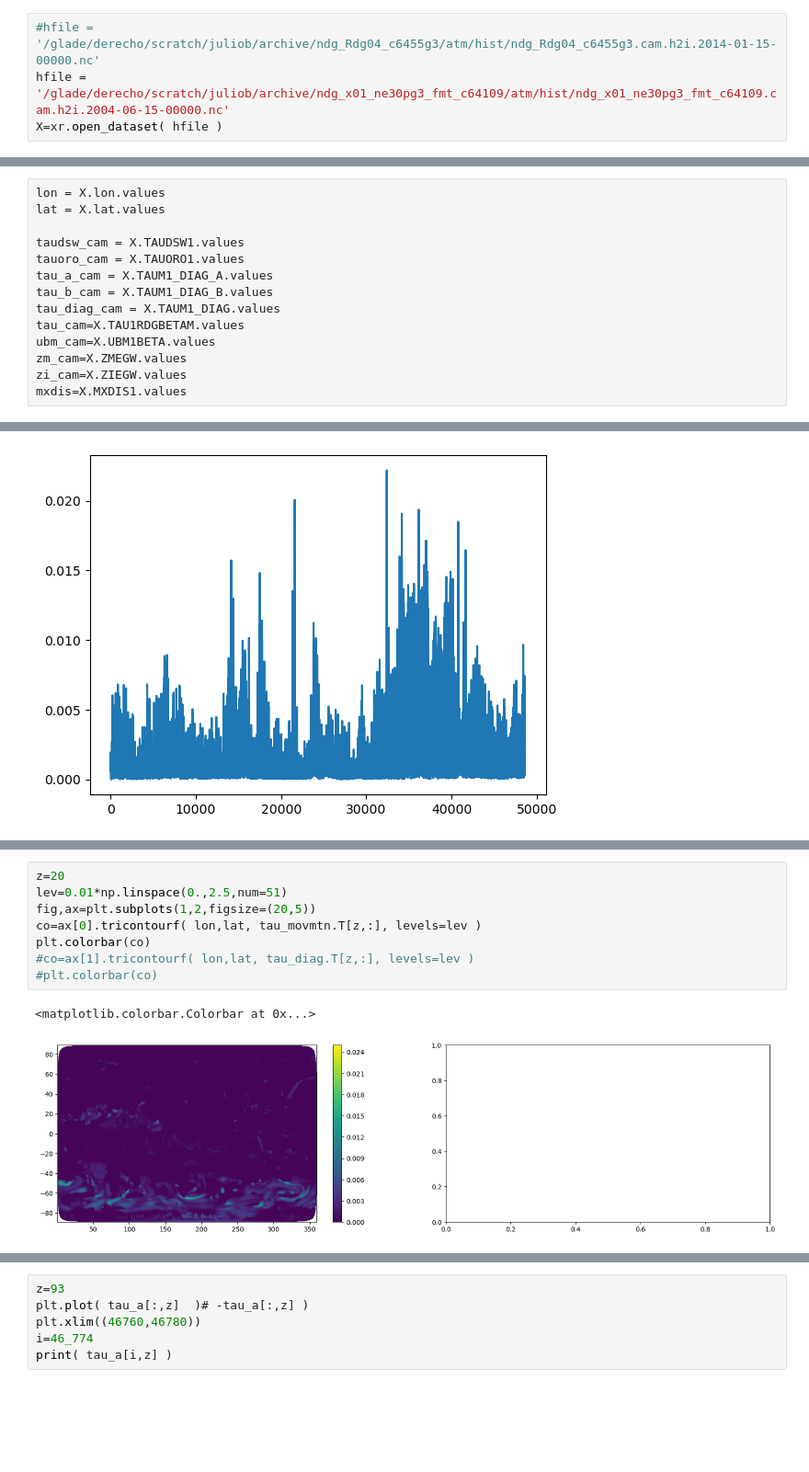
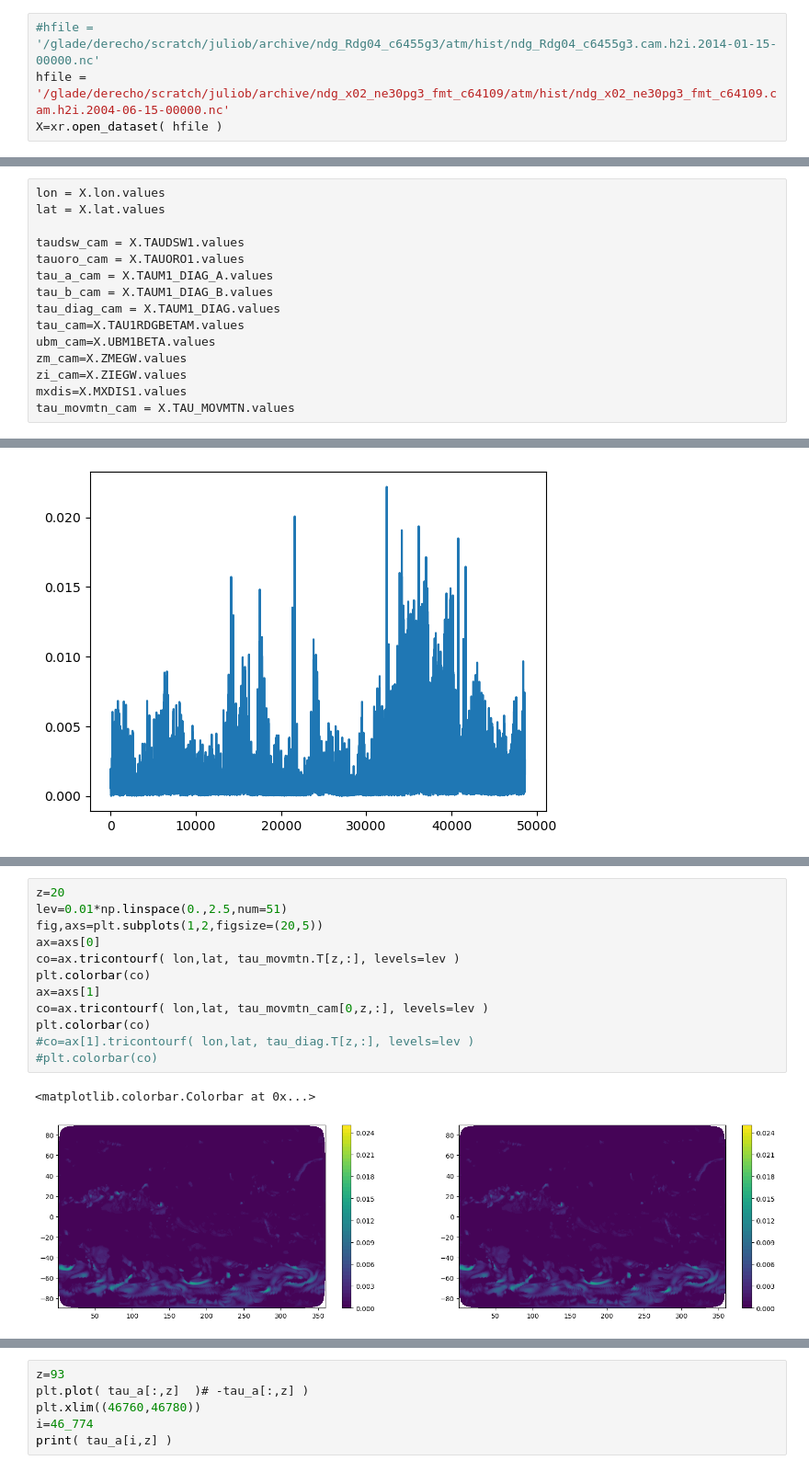
Before and after one commit to JulioTBacmeister/GW_UnitTest, a Jupyter notebook: Python/ReadFortran.ipynb, the cells around one changed output, grey strips where cells are left out. Shown: that part at 92% size. Cells and saved outputs as stored; diff of their text form; blank space fills up the shorter version.

Commit message:
movmtn is working b4b

```diff
--- a/Python/ReadFortran.ipynb
+++ b/Python/ReadFortran.ipynb
@@ -58,7 +58,7 @@ plt.plot( taudsw )
 [figure]
 # %%
 #hfile =   '/glade/derecho/scratch/juliob/archive/ndg_Rdg04_c6455g3/atm/hist/ndg_Rdg04_c6455g3.cam.h2i.2014-01-15-00000.nc'
-hfile =   '/glade/derecho/scratch/juliob/archive/ndg_x01_ne30pg3_fmt_c64109/atm/hist/ndg_x01_ne30pg3_fmt_c64109.cam.h2i.2004-06-15-00000.nc'
+hfile =   '/glade/derecho/scratch/juliob/archive/ndg_x02_ne30pg3_fmt_c64109/atm/hist/ndg_x02_ne30pg3_fmt_c64109.cam.h2i.2004-06-15-00000.nc'
 X=xr.open_dataset( hfile )
 # %%
 X
@@ -94,6 +94,7 @@ ubm_cam=X.UBM1BETA.values
 zm_cam=X.ZMEGW.values
 zi_cam=X.ZIEGW.values
 mxdis=X.MXDIS1.values
+tau_movmtn_cam = X.TAU_MOVMTN.values
 # %%
 z=np.arange(start=50,stop=94)
 plt.plot( tau_a_cam[0,z,:].flatten() )
@@ -164,11 +165,15 @@ Data variables: (12/60)
 # %%
 z=20
 lev=0.01*np.linspace(0.,2.5,num=51)
-fig,ax=plt.subplots(1,2,figsize=(20,5))
-co=ax[0].tricontourf( lon,lat, tau_movmtn.T[z,:], levels=lev )
+fig,axs=plt.subplots(1,2,figsize=(20,5))
+ax=axs[0]
+co=ax.tricontourf( lon,lat, tau_movmtn.T[z,:], levels=lev )
+plt.colorbar(co)
+ax=axs[1]
+co=ax.tricontourf( lon,lat, tau_movmtn_cam[0,z,:], levels=lev )
 plt.colorbar(co)
 #co=ax[1].tricontourf( lon,lat, tau_diag.T[z,:], levels=lev )
 #plt.colorbar(co)
 # %% [output]
 <matplotlib.colorbar.Colorbar at 0x...>
-[figure, old version]
+[figure, new version]
```
Also changed, not shown: parts of 5 cells of this notebook, 1 other file.
